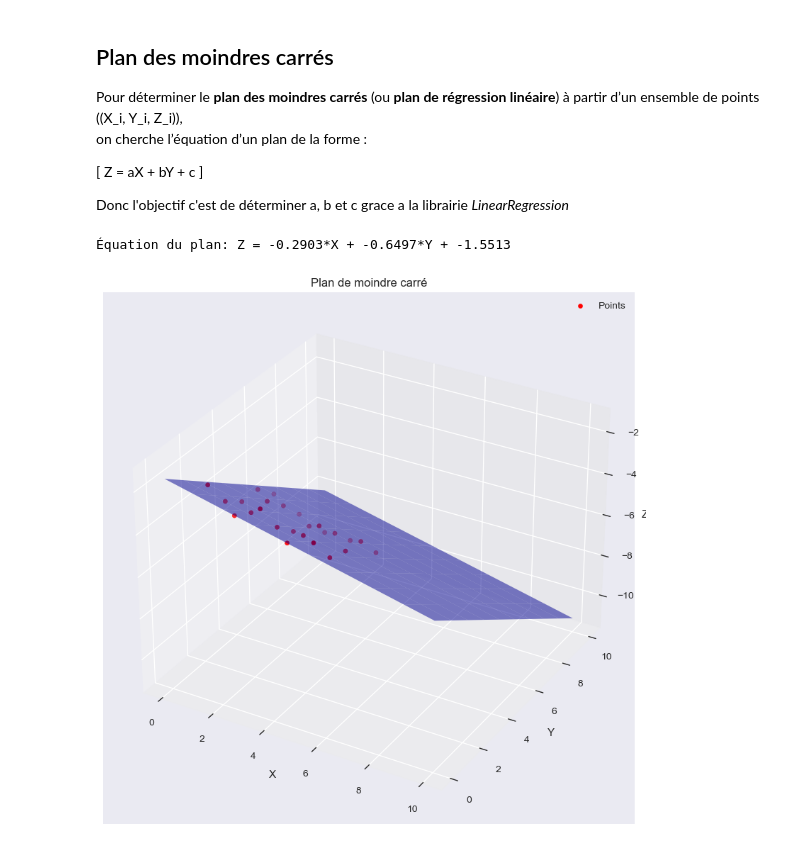
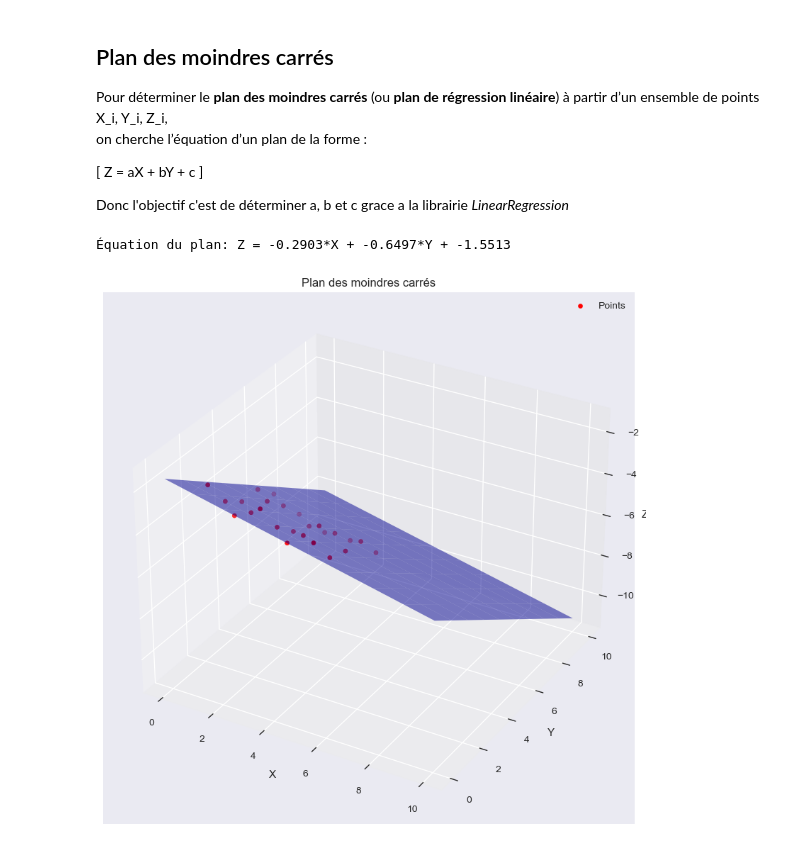
Before and after one commit to TABUEU/Nuage_de_points, a Jupyter notebook: Code_final.ipynb, the cells around one changed output. Saved outputs shown, nothing was run; the diff lists cells and outputs as text; code cells hidden in the pictures.

```diff
--- a/Code_final.ipynb
+++ b/Code_final.ipynb
@@ -63,26 +50,0 @@ if donnees is not None:
-# %%
-import pandas as pd
-import numpy as np
-
-# Supposons que vos données sont déjà importées dans un DataFrame
-# Si ce n'est pas le cas, importez-les d'abord:
-# df = pd.read_csv('votre_fichier.csv')  # pour un fichier CSV
-# df = pd.read_excel('votre_fichier.xlsx')  # pour un fichier Excel
-# df = pd.read_json('votre_fichier.json')  # pour un fichier JSON
-
-# Afficher les premières lignes pour voir la structure des données
-print("Aperçu des données:")
-print(donnees.head())
-
-# Extraction des colonnes X, Y et Z
-# Si vos colonnes s'appellent exactement 'X', 'Y', 'Z':
-X =  donnees['X'].values
-Y =  donnees['Y'].values
-Z =  donnees['Z'].values
-
-# Si vous ne connaissez pas les noms exacts des colonnes:
-print("\nNoms des colonnes disponibles:")
-print(donnees.columns)
-
-
-# Vous pouvez maintenant utiliser X, Y et Z pour d'autres analyses ou visualisations
@@ -100,7 +51,7 @@ Index(['X', 'Y', 'Z'], dtype='object')
 # %% [markdown]
 ## Plan des moindres carrés
 
-Pour déterminer le **plan des moindres carrés** (ou **plan de régression linéaire**) à partir d’un ensemble de points \((X_i, Y_i, Z_i)\),
+Pour déterminer le **plan des moindres carrés** (ou **plan de régression linéaire**) à partir d’un ensemble de points  X_i, Y_i, Z_i,
 on cherche l’équation d’un plan de la forme :
 
 \[
@@ -114,13 +65,14 @@ import matplotlib.pyplot as plt
 from mpl_toolkits.mplot3d import Axes3D
 from sklearn.linear_model import LinearRegression
 
+#les valeurs décimales utilisent des virgules (,) au lieu de points (.).
+#En Python, float() ne comprend que les nombres avec un point décimal, pas une virgule.
+
 def convert_to_float(value):
     if isinstance(value, str):
         return float(value.replace(',', '.'))
     return value
 
-# If X, Y, Z are lists or arrays with comma-formatted numbers:
-# Convert them (assuming they exist in your environment)
 X = np.array([convert_to_float(x) for x in X]) if 'X' in locals() else np.linspace(0, 10, 20)
 Y = np.array([convert_to_float(y) for y in Y]) if 'Y' in locals() else np.linspace(0, 10, 20)
 Z = np.array([convert_to_float(z) for z in Z]) if 'Z' in locals() else X + Y + np.random.normal(0, 1, size=len(X))
@@ -134,32 +86,32 @@ reg = LinearRegression().fit(X_train, Z)
 a = reg.coef_[0]  # Coefficient pour X
 b = reg.coef_[1]  # Coefficient pour Y
 c = reg.intercept_  # Constante
 
 print(f"Équation du plan: Z = {a:.4f}*X + {b:.4f}*Y + {c:.4f}")
 
 # Création d'une grille pour afficher le plan
 x_surf, y_surf = np.meshgrid(np.linspace(0, 10, 10), np.linspace(0, 10, 10))
 z_surf = a * x_surf + b * y_surf + c
 
 # Visualisation 3D
 fig = plt.figure(figsize=(10, 8))
 ax = fig.add_subplot(111, projection='3d')
 
 # Affichage des points
 ax.scatter(X, Y, Z, color='red', label='Points')
 
 # Affichage du plan
 ax.plot_surface(x_surf, y_surf, z_surf, alpha=0.5, color='blue')
 
 # Paramètres d'affichage
 ax.set_xlabel('X')
 ax.set_ylabel('Y')
 ax.set_zlabel('Z')
-ax.set_title('Plan de moindre carré')
+ax.set_title('Plan des moindres carrés')
 ax.legend()
 
 plt.tight_layout()
 plt.show()
 # %% [output]
 Équation du plan: Z = -0.2903*X + -0.6497*Y + -1.5513
-[figure, old version]
+[figure, new version]
```
Also changed, not shown: parts of 3 cells of this notebook.
